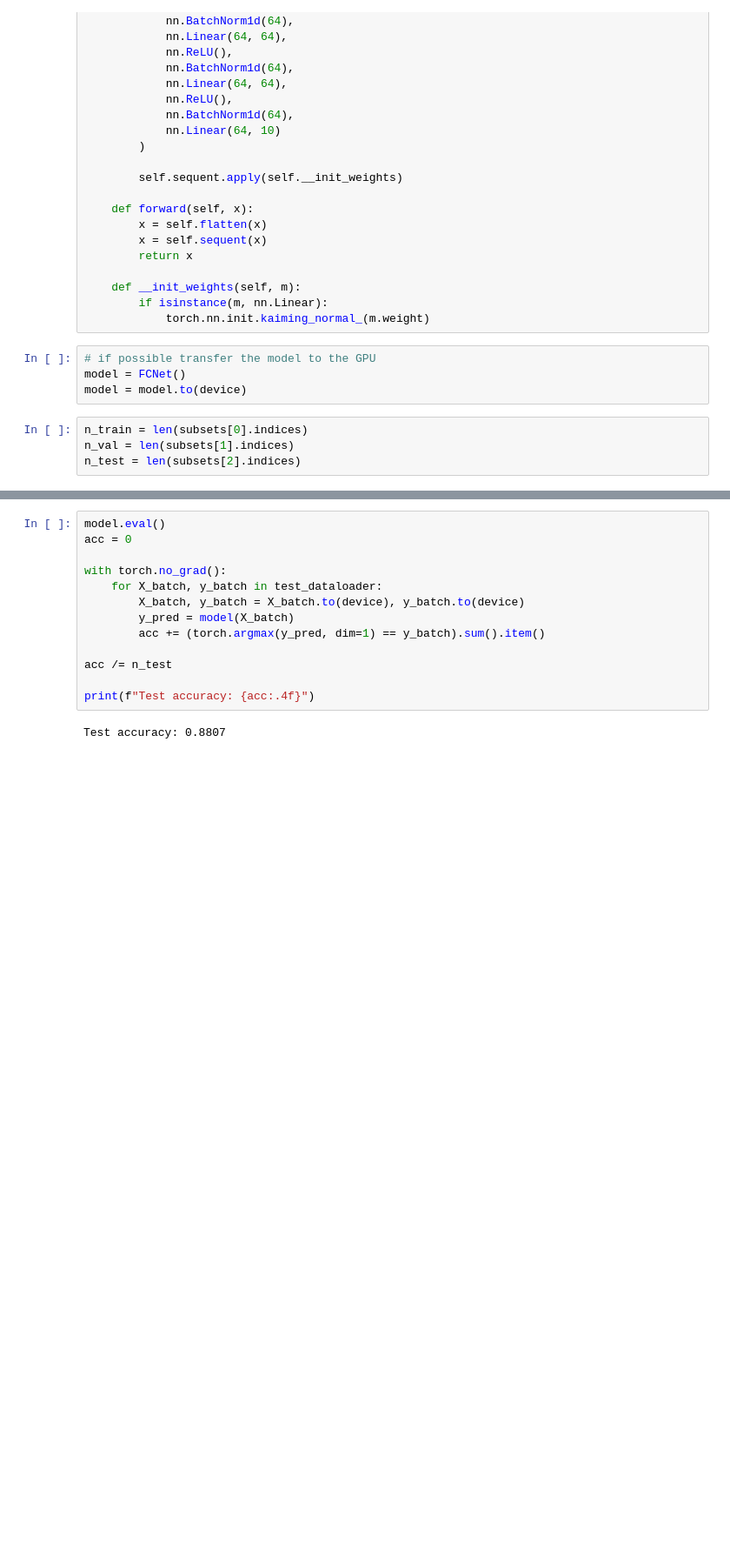
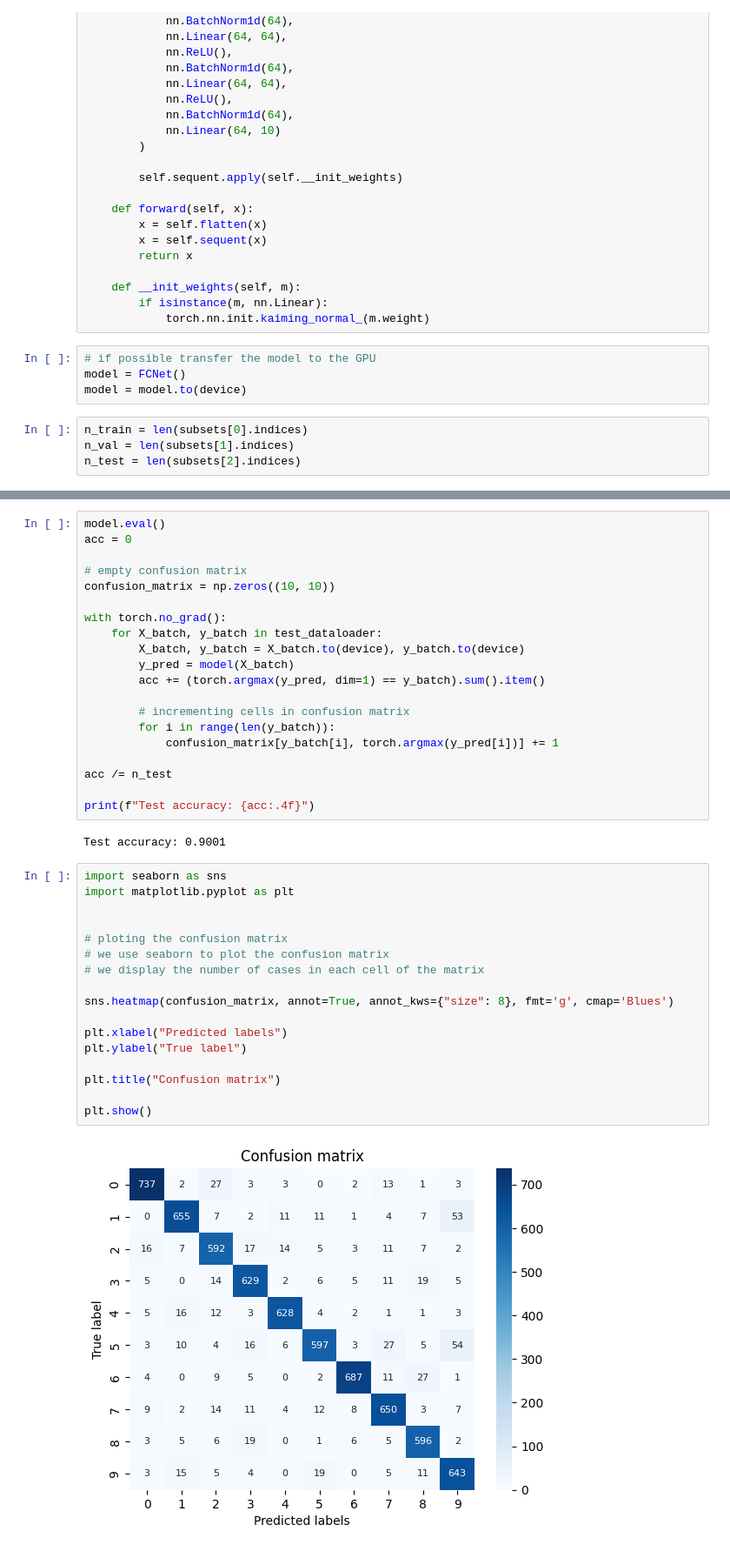
Before and after one commit to Hedrekao/mal2, a Jupyter notebook: assignment_1/ass1_torch.ipynb, the cells around one changed output, grey strips where cells are left out. Shown at 87% size. Drawn from its saved outputs; the diff is of its cells as text; blank space fills up the shorter version.

Commit message:
add the confusion matrix

```diff
--- a/assignment_1/ass1_torch.ipynb
+++ b/assignment_1/ass1_torch.ipynb
@@ -158,6 +158,9 @@ Epoch 12 - Accuracy: 0.8787 - Loss: 0.3580 - Val Loss: 0.4815, Val accuracy: 0.8
 # %%
 model.eval()
 acc = 0
+
+# empty confusion matrix
+confusion_matrix = np.zeros((10, 10))
 
 with torch.no_grad():
     for X_batch, y_batch in test_dataloader:
@@ -165,8 +168,31 @@ with torch.no_grad():
         y_pred = model(X_batch)
         acc += (torch.argmax(y_pred, dim=1) == y_batch).sum().item()
 
+        # incrementing cells in confusion matrix
+        for i in range(len(y_batch)):
+            confusion_matrix[y_batch[i], torch.argmax(y_pred[i])] += 1
+
 acc /= n_test
 
 print(f"Test accuracy: {acc:.4f}")
 # %% [output]
-Test accuracy: 0.8807
+Test accuracy: 0.9001
+# %%
+import seaborn as sns
+import matplotlib.pyplot as plt
+
+
+# ploting the confusion matrix
+# we use seaborn to plot the confusion matrix
+# we display the number of cases in each cell of the matrix
+
+sns.heatmap(confusion_matrix, annot=True, annot_kws={"size": 8}, fmt='g', cmap='Blues')
+
+plt.xlabel("Predicted labels")
+plt.ylabel("True label")
+
+plt.title("Confusion matrix")
+
+plt.show()
+# %% [output]
+[figure, added]
```
Also changed, not shown: parts of 2 cells of this notebook.
